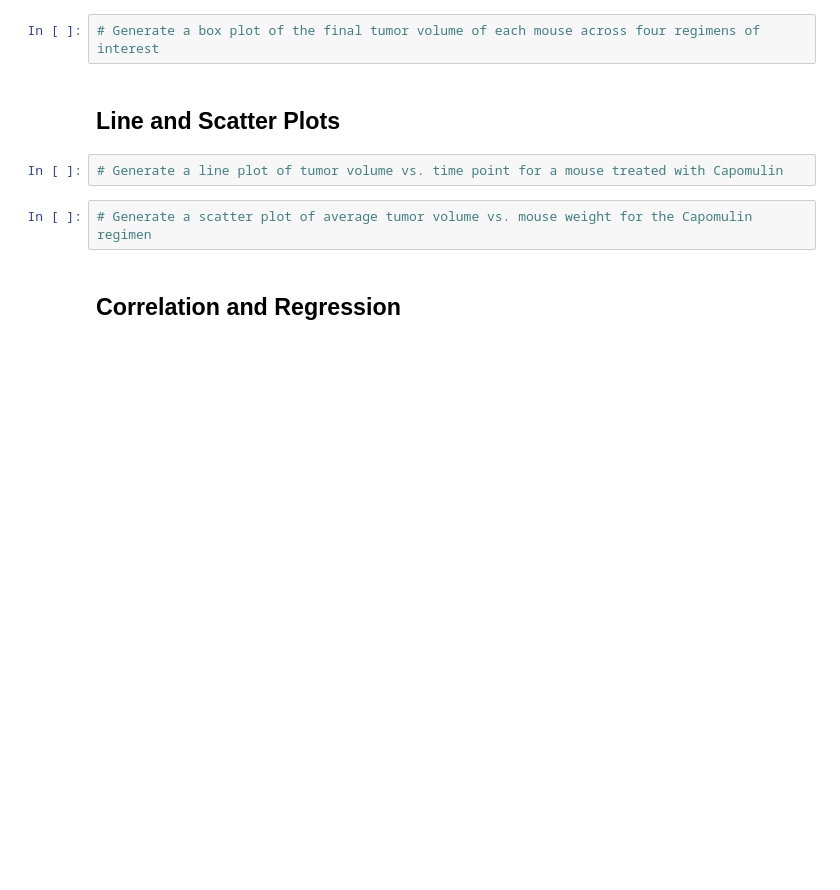
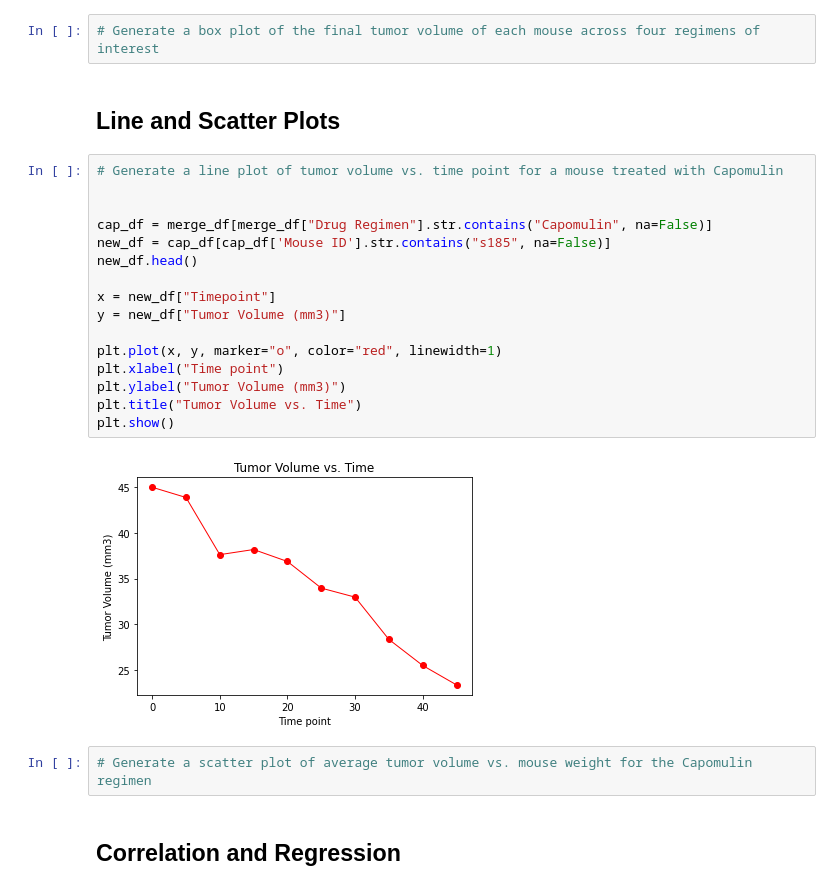
Before and after one commit to laurelwilliamson/matplotlib, a Jupyter notebook: Pymaceuticals/pymaceuticals_starter.ipynb, the cells around one changed output. Saved outputs shown, nothing was run; the diff lists cells and outputs as text; blank space fills up the shorter version.

Commit message:
line plot

```diff
--- a/Pymaceuticals/pymaceuticals_starter.ipynb
+++ b/Pymaceuticals/pymaceuticals_starter.ipynb
@@ -204,8 +248,24 @@ plt.show()
 # Generate a box plot of the final tumor volume of each mouse across four regimens of interest
 # %% [markdown]
 ## Line and Scatter Plots
-# %%
-# Generate a line plot of tumor volume vs. time point for a mouse treated with Capomulin
+# %%
+# Generate a line plot of tumor volume vs. time point for a mouse treated with Capomulin
+
+
+cap_df = merge_df[merge_df["Drug Regimen"].str.contains("Capomulin", na=False)]
+new_df = cap_df[cap_df['Mouse ID'].str.contains("s185", na=False)]
+new_df.head()
+
+x = new_df["Timepoint"]
+y = new_df["Tumor Volume (mm3)"]
+
+plt.plot(x, y, marker="o", color="red", linewidth=1)
+plt.xlabel("Time point")
+plt.ylabel("Tumor Volume (mm3)")
+plt.title("Tumor Volume vs. Time")
+plt.show()
+# %% [output]
+[figure, added]
 # %%
 # Generate a scatter plot of average tumor volume vs. mouse weight for the Capomulin regimen
 # %% [markdown]
```
Also changed, not shown: parts of 3 cells of this notebook.
